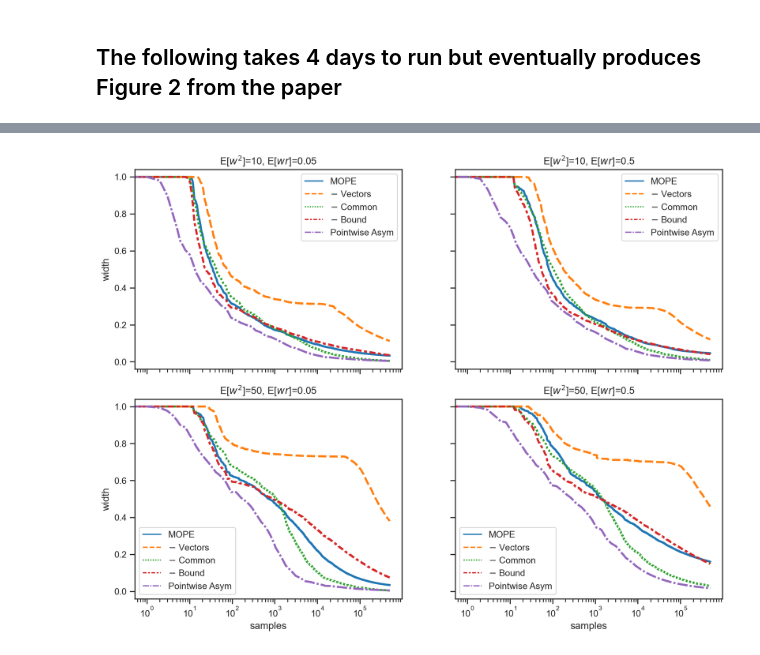
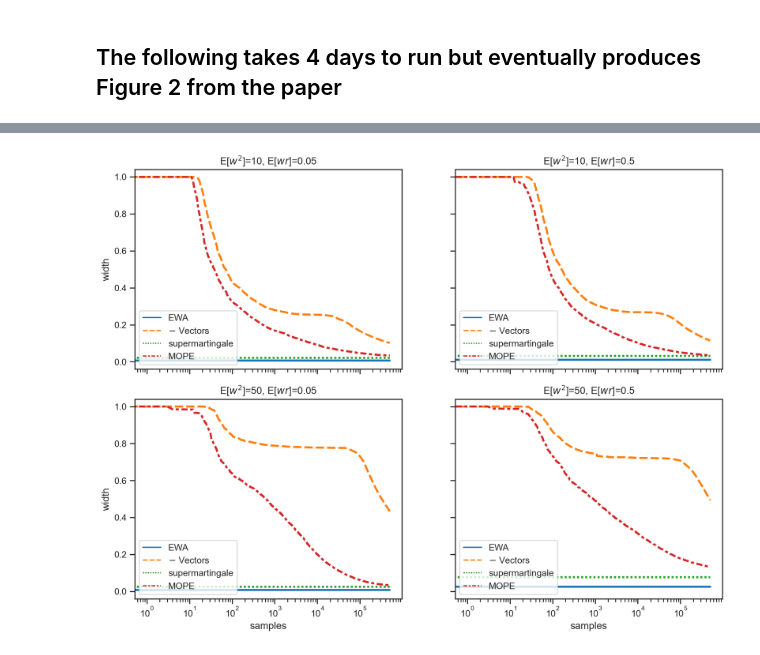
Before and after one commit to zmhammedi/mope, a Jupyter notebook: Betting-Width.ipynb, the cells around one changed output, grey strips where cells are left out. Saved outputs shown, nothing was run; the diff lists cells and outputs as text; code cells hidden in the pictures.

Commit message:
Added matrix FreeGrad Supermartingale

```diff
--- a/Betting-Width.ipynb
+++ b/Betting-Width.ipynb
@@ -25,6 +26,8 @@ if __name__ ==  '__main__':
 
 for wsq in wsqs:
     for tv in tvs:
-        pointwise_asym = experiments.evaluate(f'widthpointasym_{wsq}_{tv}.pkl', experiments.pointwise_asym_ci, alpha=0.05, ndata=N, reps=10, wsq=wsq, tv=tv)
+        #pointwise_asym = experiments.evaluate(f'widthpointasym_{wsq}_{tv}.pkl', experiments.pointwise_asym_ci, alpha=0.05, ndata=N, reps=2, wsq=wsq, tv=tv)
+        #supermartingale = experiments.evaluate(f'widthsupermartingale_{wsq}_{tv}.pkl', experiments.cs_via_supermartingale_debug, alpha=0.05, ndata=N, reps=2, wsq=wsq, tv=tv)
+        supermartingale = experiments.evaluate(f'widthEWA_{wsq}_{tv}.pkl', experiments.cs_via_EWA_debug, alpha=0.05, ndata=N, reps=2, wsq=wsq, tv=tv)
 # %% [output]
 [None, None, None, None]
@@ -35,18 +38,18 @@ for wsq in wsqs:
 # %%
-legend = {'2d': 'MOPE', '1d': '$-$ Vectors', 'iqp': '$-$ Common', 'log': '$-$ Bound', 'pointasym': 'Pointwise Asym'}
+legend = {'2d': 'MOPE', '1d': '$-$ Vectors', 'iqp': '$-$ Common', 'log': '$-$ Bound', 'pointasym': 'Pointwise Asym','EWA': 'EWA'}
 fig, ax = plt.subplots(2,2, sharex='col', sharey='row', figsize=(12.8, 9.6), dpi=200, gridspec_kw={'hspace': 0.15})
 for i,wsq in enumerate((10, 50)):
     for j,tv in enumerate((0.05, 0.5)):
         d = {}
-        for method in '2d','1d','iqp','log', 'pointasym':
+        for method in '2d','1d','iqp','log', 'pointasym','EWA':
             name = f'width{method}_{wsq}_{tv}.pkl'
             with open(name, 'rb') as pkl:
                 d[legend[method]] = pickle.load(pkl)[1]['width']
         experiments.plotit(d,f'E[$w^2$]={wsq}, E[$wr$]={tv}', ax=ax[i,j])
 ax[0,0].set(xscale="log")
 ax[0,1].set(xscale="log")
-ax[0,0].legend(loc='upper right')
-ax[0,1].legend(loc='upper right')
+ax[0,0].legend(loc='lower left')
+ax[0,1].legend(loc='lower left')
 #fig.savefig('width.pdf', bbox_inches='tight', pad_inches=0)
 # %% [output]
 <matplotlib.legend.Legend at 0x...>
@@ -54,7 +57,7 @@ ax[0,1].legend(loc='upper right')
 # %% [markdown]
 ## The following takes 4 days to run but eventually produces Figure 2 from the paper
 # %%
-N = 500000
+N = 100000
 wsqs = (10,50)
 tvs = (0.05, 0.5)
 
@@ -66,4 +69,6 @@ if __name__ ==  '__main__':
 
 for wsq in wsqs:
     for tv in tvs:
-        pointwise_asym = experiments.evaluate(f'widthpointasym_{wsq}_{tv}.pkl', experiments.pointwise_asym_ci, alpha=0.05, ndata=N, reps=10, wsq=wsq, tv=tv)
+        #pointwise_asym = experiments.evaluate(f'widthpointasym_{wsq}_{tv}.pkl', experiments.pointwise_asym_ci, alpha=0.05, ndata=N, reps=10, wsq=wsq, tv=tv)
+        supermartingale = experiments.evaluate(f'widthEWA_{wsq}_{tv}.pkl', experiments.cs_via_EWA_debug, alpha=0.05, ndata=N, reps=10, wsq=wsq, tv=tv)
+        supermartingale = experiments.evaluate(f'widthsupermartingale_{wsq}_{tv}.pkl', experiments.cs_via_supermartingale_debug, alpha=0.05, ndata=N, reps=10, wsq=wsq, tv=tv)
@@ -70,18 +82,47 @@ for wsq in wsqs:
 # %%
-legend = {'2d': 'MOPE', '1d': '$-$ Vectors', 'iqp': '$-$ Common', 'log': '$-$ Bound', 'pointasym': 'Pointwise Asym'}
+import seaborn as sns
+import pandas as pd
+def plotit_custom(d, title, ax=None):
+    sns.set_theme(style='ticks')
+    columns = []
+    values = []
+    lenmin=0
+    for k in d:
+        columns.append(k)
+        if lenmin==0 or len(d[k])<lenmin:
+            lenmin=len(d[k])
+    for k in d:
+        values.append(d[k][:lenmin])
+
+    values = np.stack(values, axis=1)
+    data = pd.DataFrame(values, columns=columns)
+    if ax is None:
+        fig, ax = plt.subplots()
+    sns.lineplot(data=data, palette="tab10", linewidth=2.5, ci=None, ax=ax)
+    ax.set(xlabel="samples", ylabel="width", ylim=(-0.04,1.04), title=title)
+    ax.legend(loc='lower left')
+    return ax
+
+
+#legend = {'2d': 'MOPE', '1d': '$-$ Vectors', 'iqp': '$-$ Common', 'log': '$-$ Bound', 'pointasym': 'Pointwise Asym', 'supermartingale':'supermartingale','EWA':'EWA'}
+#legend = {'EWA':'EWA','supermartingale':'supermartingale'}
+legend = {'2d':'MOPE','1d': '$-$ Vectors','EWA':'EWA','supermartingale':'supermartingale'}
+
 fig, ax = plt.subplots(2,2, sharex='col', sharey='row', figsize=(12.8, 9.6), dpi=200, gridspec_kw={'hspace': 0.15})
 for i,wsq in enumerate((10, 50)):
     for j,tv in enumerate((0.05, 0.5)):
         d = {}
-        for method in '2d','1d','iqp','log', 'pointasym':
+        #for method in {'EWA','supermartingale'}:
+        for method in {'2d','1d','EWA','supermartingale'}:
             name = f'width{method}_{wsq}_{tv}.pkl'
             with open(name, 'rb') as pkl:
                 d[legend[method]] = pickle.load(pkl)[1]['width']
-        experiments.plotit(d,f'E[$w^2$]={wsq}, E[$wr$]={tv}', ax=ax[i,j])
+        #experiments.plotit(d,f'E[$w^2$]={wsq}, E[$wr$]={tv}', ax=ax[i,j])
+        plotit_custom(d,f'E[$w^2$]={wsq}, E[$wr$]={tv}', ax=ax[i,j])
 ax[0,0].set(xscale="log")
 ax[0,1].set(xscale="log")
-ax[0,0].legend(loc='upper right')
-ax[0,1].legend(loc='upper right')
+ax[0,0].legend(loc='lower left')
+ax[0,1].legend(loc='lower left')
 fig.savefig('width.pdf', bbox_inches='tight', pad_inches=0)
 # %% [output]
-[figure, old version]
+[figure, new version]
```
Also changed, not shown: parts of 6 cells of this notebook, 40 other files.
